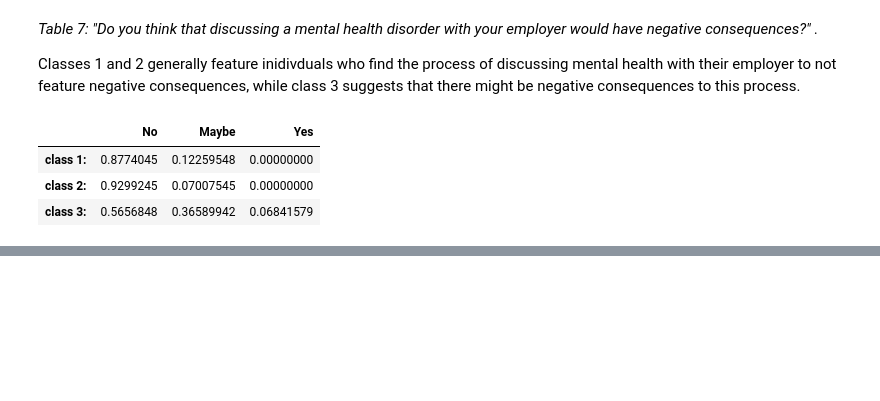
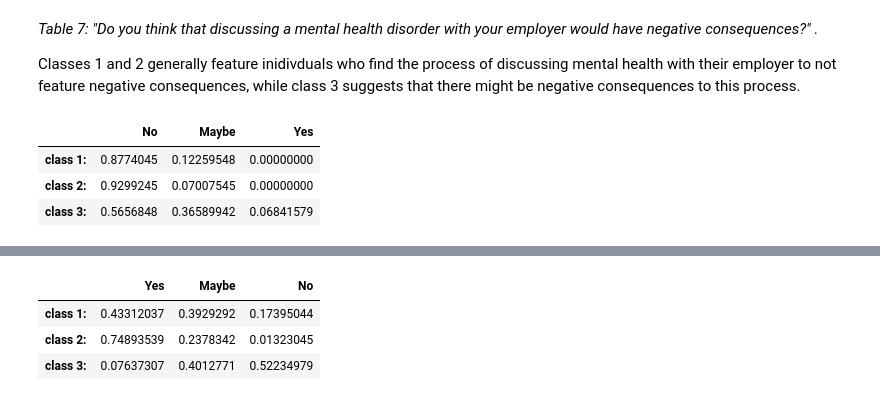
Before and after one commit to PLBMR/mentalHealthDataAnalysis, a Jupyter notebook: osmiMentalHealthInTech/analysis/clusterAnalysis_inference.ipynb, the cells around one changed output, grey strips where cells are left out. Saved outputs shown, nothing was run; the diff lists cells and outputs as text; code cells hidden in the pictures; blank space fills up the shorter version.

```diff
--- a/osmiMentalHealthInTech/analysis/clusterAnalysis_inference.ipynb
+++ b/osmiMentalHealthInTech/analysis/clusterAnalysis_inference.ipynb
@@ -174,0 +190,7 @@ displayTable(finalMod.lcm,"negConsDiscPH")
+# %%
+displayTable(finalMod.lcm,"superComfMHD")
+# %% [output]
+|  | Yes | Maybe | No |
+| class 1: | 0.43312037 | 0.3929292 | 0.17395044 |
+| class 2: | 0.74893539 | 0.2378342 | 0.01323045 |
+| class 3: | 0.07637307 | 0.4012771 | 0.52234979 |
```
Also changed, not shown: parts of 8 cells of this notebook.
